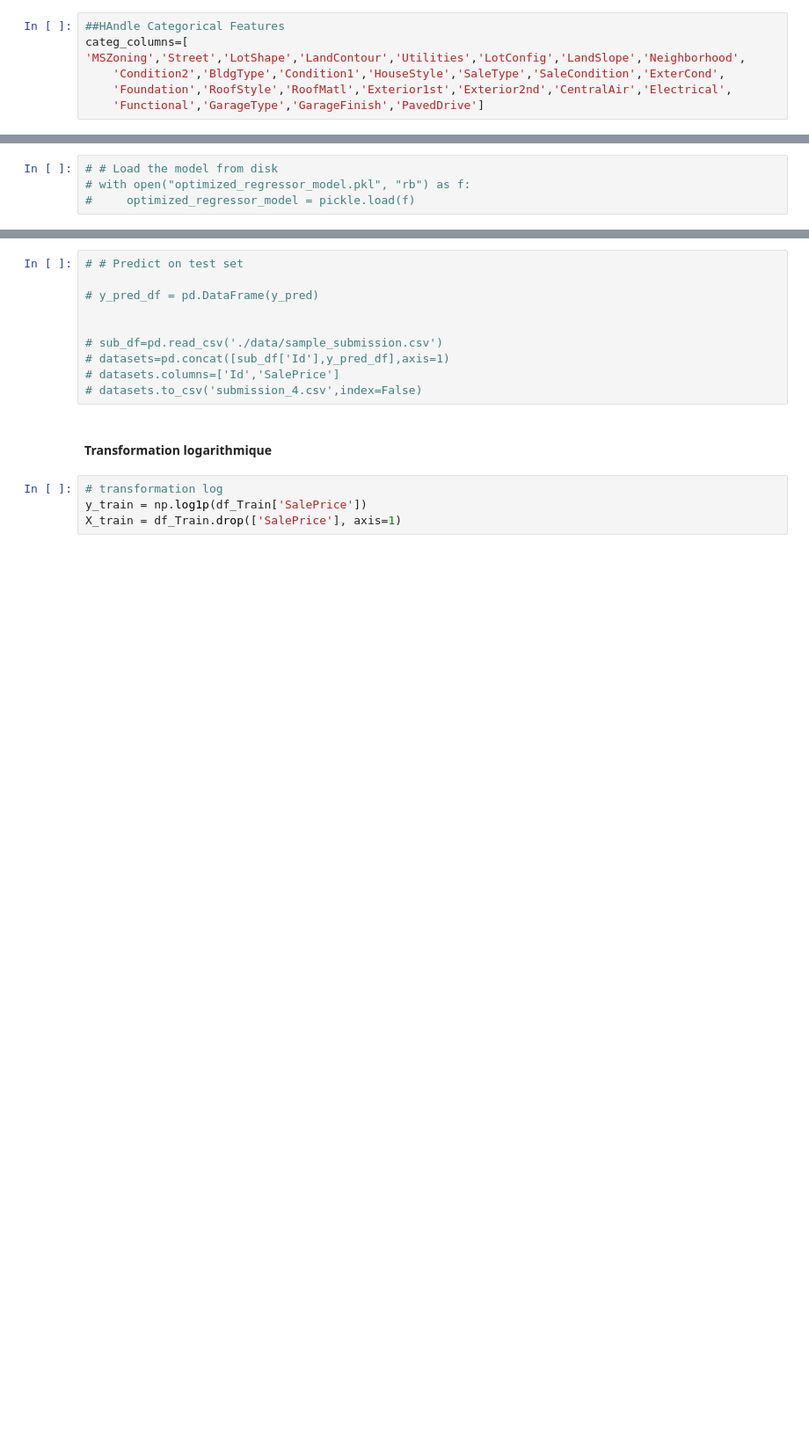
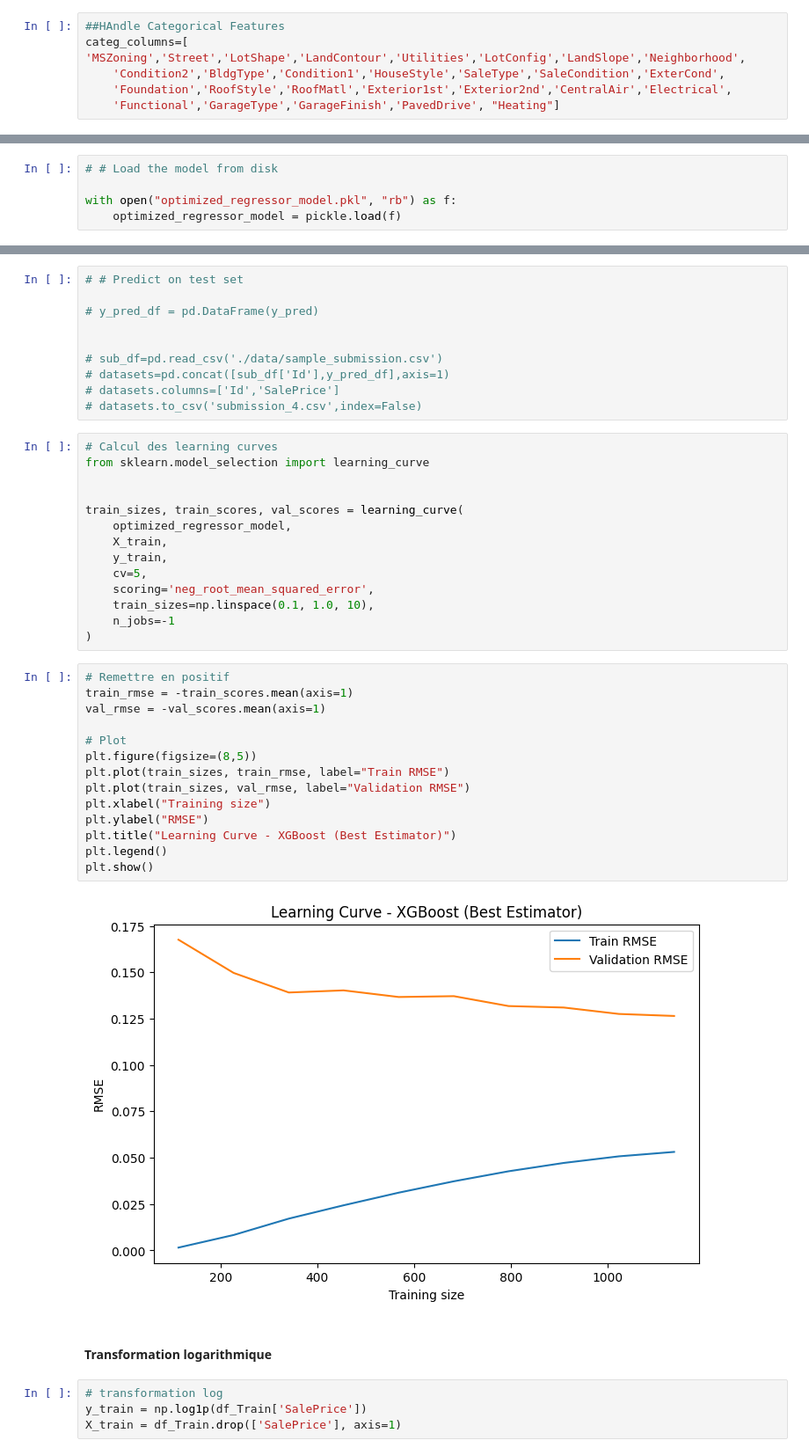
Before and after one commit to mhsylla/kaggle_house_compet, a Jupyter notebook: index3.ipynb, the cells around one changed output, grey strips where cells are left out. Shown at 88% size. Cells and saved outputs as stored; diff of their text form; blank space fills up the shorter version.

```diff
--- a/index3.ipynb
+++ b/index3.ipynb
@@ -150,7 +150,7 @@ False
 categ_columns=[ 'MSZoning','Street','LotShape','LandContour','Utilities','LotConfig','LandSlope','Neighborhood',
     'Condition2','BldgType','Condition1','HouseStyle','SaleType','SaleCondition','ExterCond',
     'Foundation','RoofStyle','RoofMatl','Exterior1st','Exterior2nd','CentralAir','Electrical',
-    'Functional','GarageType','GarageFinish','PavedDrive']
+    'Functional','GarageType','GarageFinish','PavedDrive', "Heating"]
 # %%
 ordinal_columns = ["ExterQual", "KitchenQual", "HeatingQC", "BsmtQual", "BsmtCond", "BsmtExposure", "BsmtFinType1", "BsmtFinType2", "FireplaceQu", "GarageQual", "GarageCond", "MasVnrType"]
 # %%
@@ -432,6 +432,7 @@ regressor = xgboost.XGBRegressor()
 # pickle.dump(random_cv.best_estimator_, open(filename, 'wb'))
 # %%
 # # Load the model from disk
-# with open("optimized_regressor_model.pkl", "rb") as f:
-#     optimized_regressor_model = pickle.load(f)
+
+with open("optimized_regressor_model.pkl", "rb") as f:
+    optimized_regressor_model = pickle.load(f)
 # %%
@@ -448,6 +452,36 @@ regressor = xgboost.XGBRegressor()
 # datasets=pd.concat([sub_df['Id'],y_pred_df],axis=1)
 # datasets.columns=['Id','SalePrice']
 # datasets.to_csv('submission_4.csv',index=False)
+# %%
+# Calcul des learning curves
+from sklearn.model_selection import learning_curve
+
+
+train_sizes, train_scores, val_scores = learning_curve(
+    optimized_regressor_model,
+    X_train,
+    y_train,
+    cv=5,
+    scoring='neg_root_mean_squared_error',
+    train_sizes=np.linspace(0.1, 1.0, 10),
+    n_jobs=-1
+)
+# %%
+# Remettre en positif
+train_rmse = -train_scores.mean(axis=1)
+val_rmse = -val_scores.mean(axis=1)
+
+# Plot
+plt.figure(figsize=(8,5))
+plt.plot(train_sizes, train_rmse, label="Train RMSE")
+plt.plot(train_sizes, val_rmse, label="Validation RMSE")
+plt.xlabel("Training size")
+plt.ylabel("RMSE")
+plt.title("Learning Curve - XGBoost (Best Estimator)")
+plt.legend()
+plt.show()
+# %% [output]
+[figure, added]
 # %% [markdown]
 #### Transformation logarithmique
 # %%
```
Also changed, not shown: parts of 18 cells of this notebook, 3 other files.
